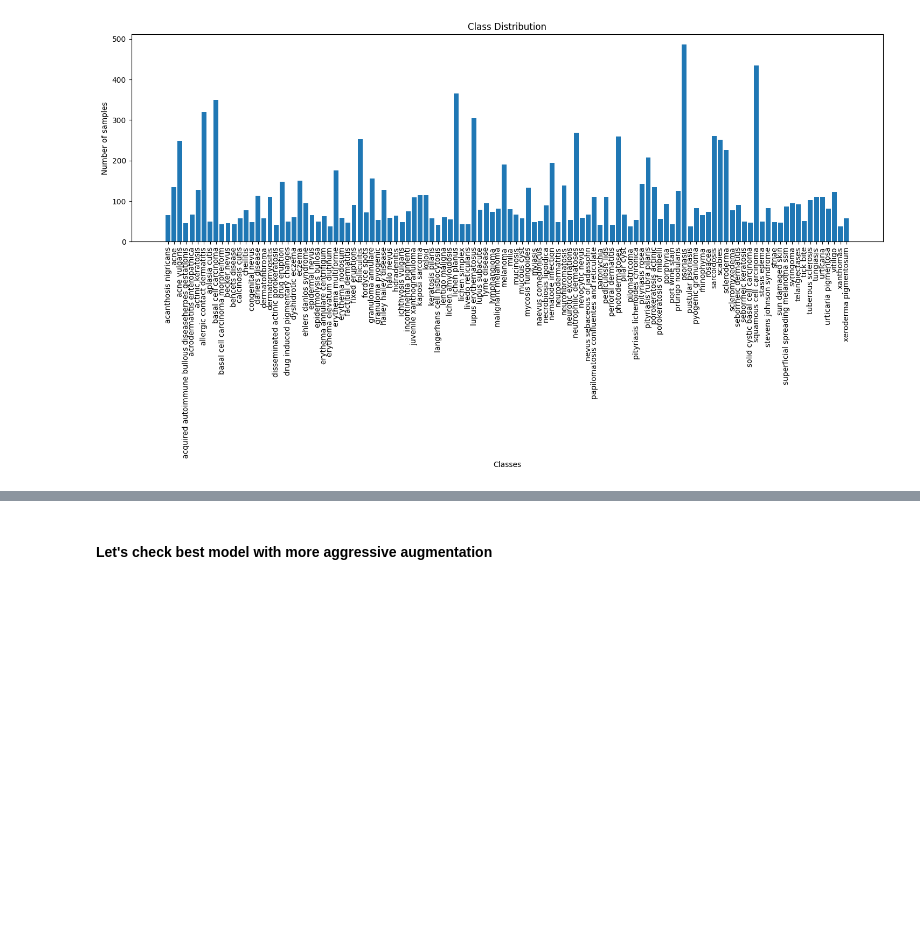
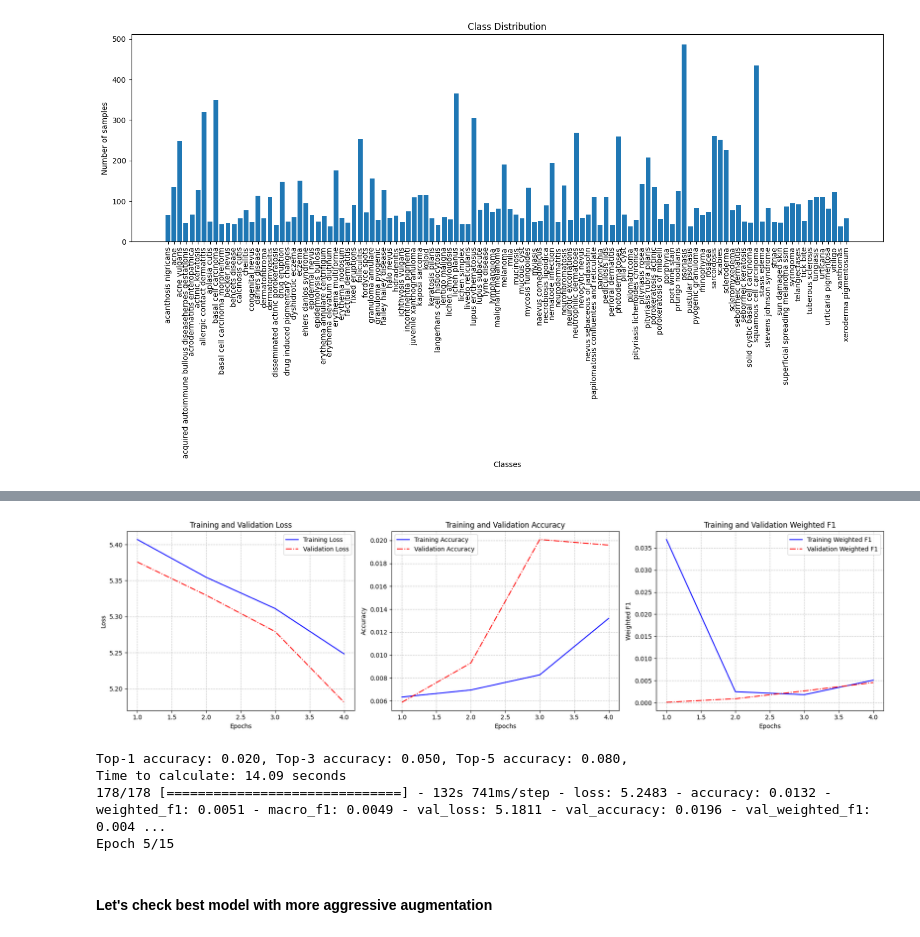
Before and after one commit to MaximilianLae/DL_Skin_Disease_Classification, a Jupyter notebook: VersionWithFunctionsGithub.ipynb, the cells around one changed output, grey strips where cells are left out. Cells and saved outputs as stored; diff of their text form; code cells hidden in the pictures; blank space fills up the shorter version.

```diff
--- a/VersionWithFunctionsGithub.ipynb
+++ b/VersionWithFunctionsGithub.ipynb
@@ -699,4 +725,11 @@ train_datagen = OversamplingImageDataGenerator(rescale=1./255,
 # %%
-model_with_oversampling, history_with_oversampling = compile_and_train_model(sgd_optimizer, batch_size=128, epochs=10)
+sgd_optimizer = SGD(lr=0.001, momentum=0.9)
+model_with_oversampling, history_with_oversampling = compile_and_train_model(sgd_optimizer, batch_size=64, epochs=15)
 
 ### DONT FORGET TO REDEFINE TRAIN DATAGEN TO NORMAL ONE AFTER
+# %% [output]
+[figure, added]
+Top-1 accuracy: 0.020, Top-3 accuracy: 0.050, Top-5 accuracy: 0.080,
+Time to calculate: 14.09 seconds
+178/178 [==============================] - 132s 741ms/step - loss: 5.2483 - accuracy: 0.0132 - weighted_f1: 0.0051 - macro_f1: 0.0049 - val_loss: 5.1811 - val_accuracy: 0.0196 - val_weighted_f1: 0.004 ...
+Epoch 5/15
```
Also changed, not shown: parts of 10 cells of this notebook.
